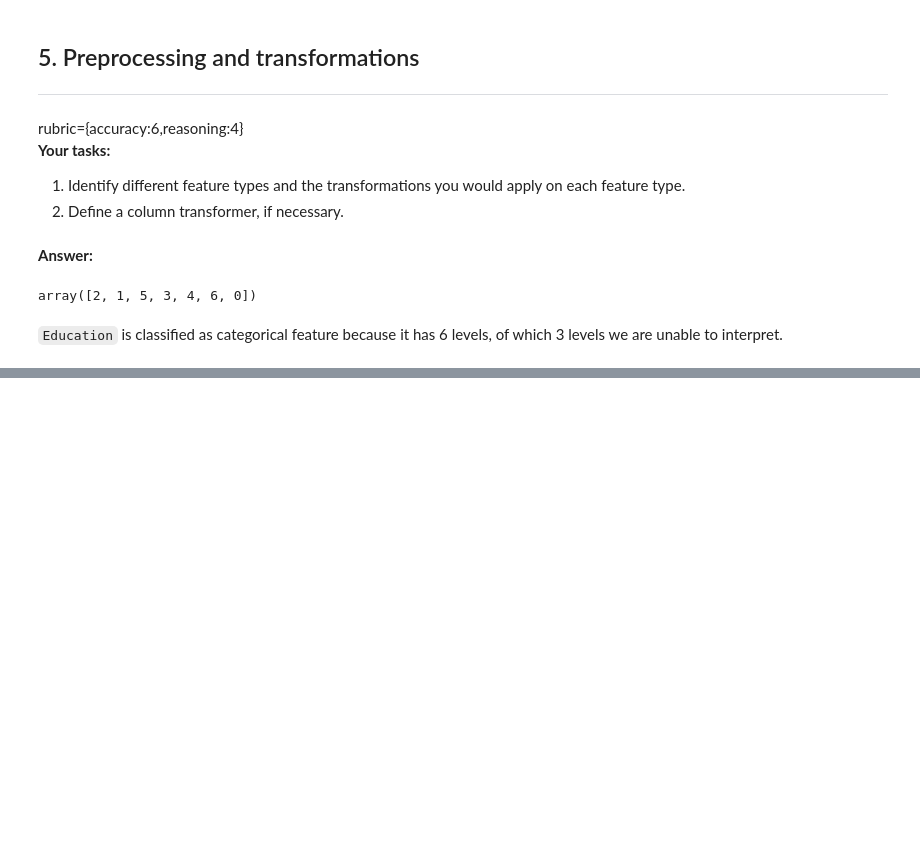
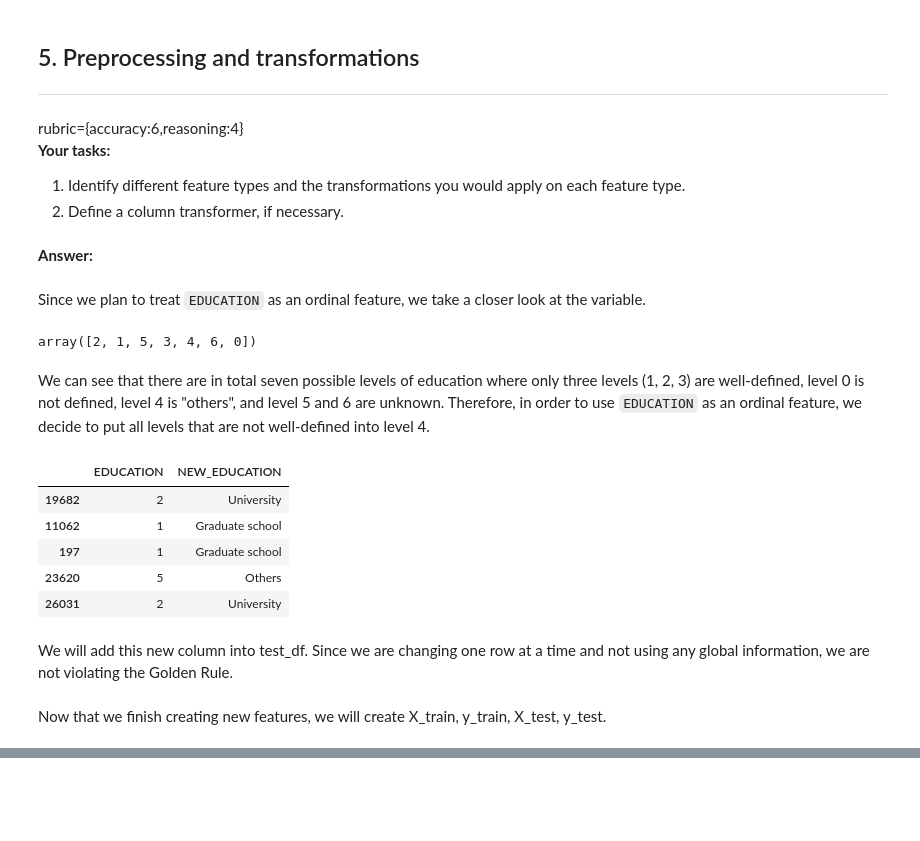
Before and after one commit to nobbynguyen/573Lab4_Classification_Group-GSN, a Jupyter notebook: lab4.ipynb, the cells around one changed output, grey strips where cells are left out. Drawn from its saved outputs; the diff is of its cells as text; code cells hidden in the pictures; blank space fills up the shorter version.

```diff
--- a/lab4.ipynb
+++ b/lab4.ipynb
@@ -382,6 +371,26 @@ numeric_features = list(
+# %% [markdown]
+Since we plan to treat `EDUCATION` as an ordinal feature, we take a closer look at the variable.
 # %%
 train_df["EDUCATION"].unique()
 # %% [output]
 array([2, 1, 5, 3, 4, 6, 0])
-# %% [markdown]
-`Education` is classified as categorical feature because it has 6 levels, of which 3 levels we are unable to interpret.
+# %% [markdown]
+We can see that there are in total seven possible levels of education where only three levels (1, 2, 3) are well-defined, level 0 is not defined, level 4 is "others", and level 5 and 6 are unknown. Therefore, in order to use `EDUCATION` as an ordinal feature, we decide to put all levels that are not well-defined into level 4.
+# %%
+train_df.loc[train_df["EDUCATION"] == 1, "NEW_EDUCATION"] = "Graduate school"
+train_df.loc[train_df["EDUCATION"] == 2, "NEW_EDUCATION"] = "University"
+train_df.loc[train_df["EDUCATION"] == 3, "NEW_EDUCATION"] = "High school"
+train_df.loc[train_df["EDUCATION"] == 4, "NEW_EDUCATION"] = "Others"
+train_df.loc[train_df["EDUCATION"] == 0, "NEW_EDUCATION"] = "Others"
+train_df.loc[train_df["EDUCATION"] == 5, "NEW_EDUCATION"] = "Others"
+train_df.loc[train_df["EDUCATION"] == 6, "NEW_EDUCATION"] = "Others"
+train_df[["EDUCATION", "NEW_EDUCATION"]].head()
+# %% [output]
+|  | EDUCATION | NEW_EDUCATION |
+| 19682 | 2 | University |
+| 11062 | 1 | Graduate school |
+| 197 | 1 | Graduate school |
+| 23620 | 5 | Others |
+| 26031 | 2 | University |
+# %% [markdown]
+We will add this new column into test_df. Since we are changing one row at a time and not using any global information, we are not violating the Golden Rule.
@@ -387,0 +405,2 @@ array([2, 1, 5, 3, 4, 6, 0])
+# %% [markdown]
+Now that we finish creating new features, we will create X_train, y_train, X_test, y_test.
```
Also changed, not shown: parts of 8 cells of this notebook.
